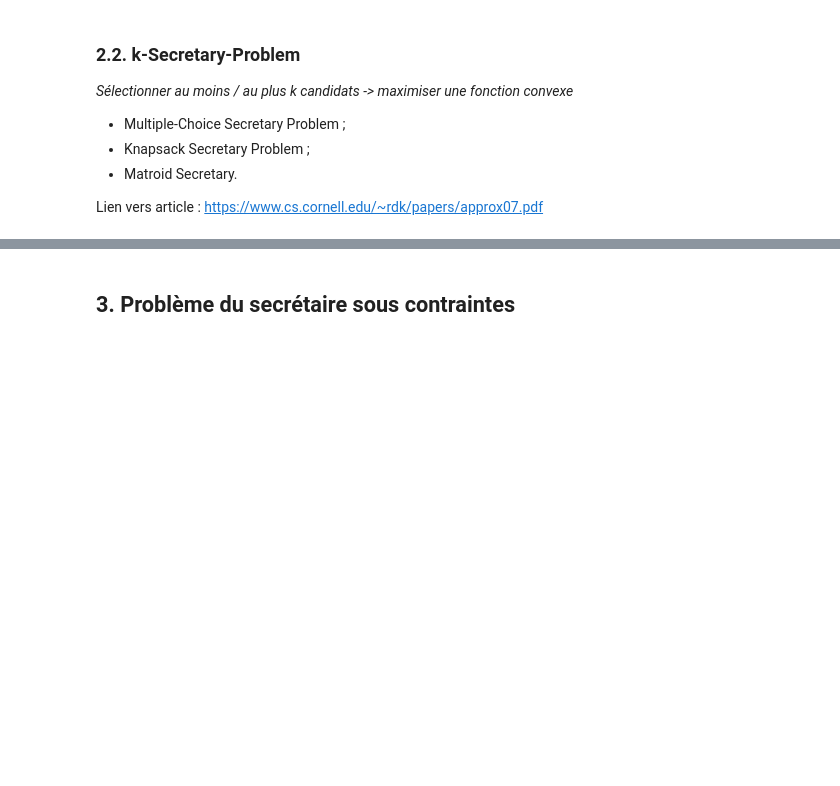
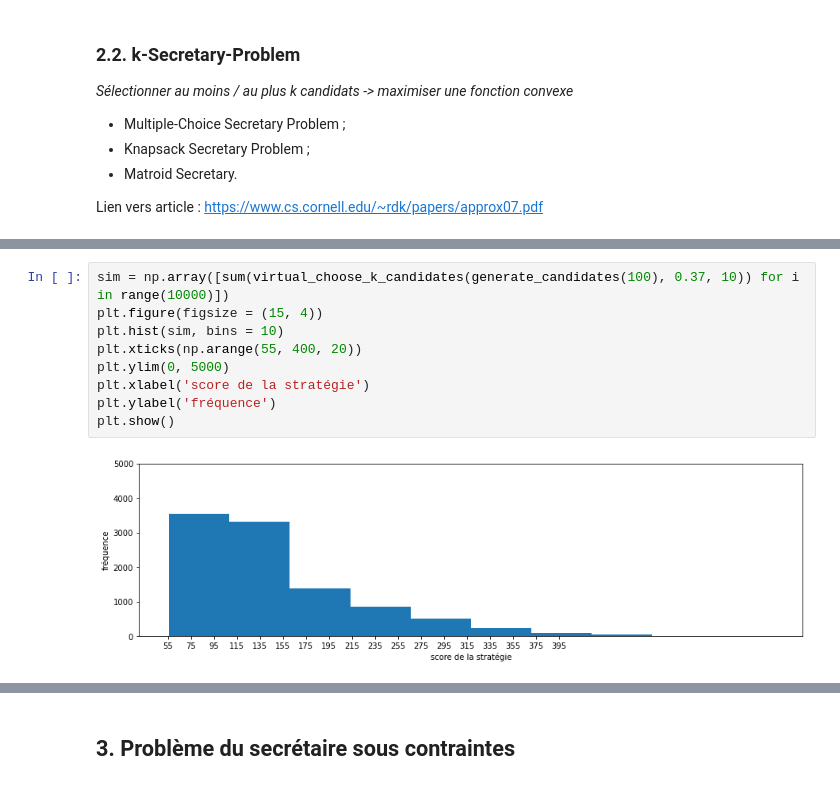
Before and after one commit to victor-kerros/secretary_problem_with_constraints, a Jupyter notebook: secretary_problem_simulation.ipynb, the cells around one changed output, grey strips where cells are left out. Drawn from its saved outputs; the diff is of its cells as text; blank space fills up the shorter version.

Commit message:
graphs

```diff
--- a/secretary_problem_simulation.ipynb
+++ b/secretary_problem_simulation.ipynb
@@ -182 +184,12 @@ remaining_candidates : 63
+# %%
+sim = np.array([sum(virtual_choose_k_candidates(generate_candidates(100), 0.37, 10)) for i in range(10000)])
+plt.figure(figsize = (15, 4))
+plt.hist(sim, bins = 10)
+plt.xticks(np.arange(55, 400, 20))
+plt.ylim(0, 5000)
+plt.xlabel('score de la stratégie')
+plt.ylabel('fréquence')
+plt.show()
+# %% [output]
+[figure, added]
 # %%
```
Also changed, not shown: parts of 5 cells of this notebook.
